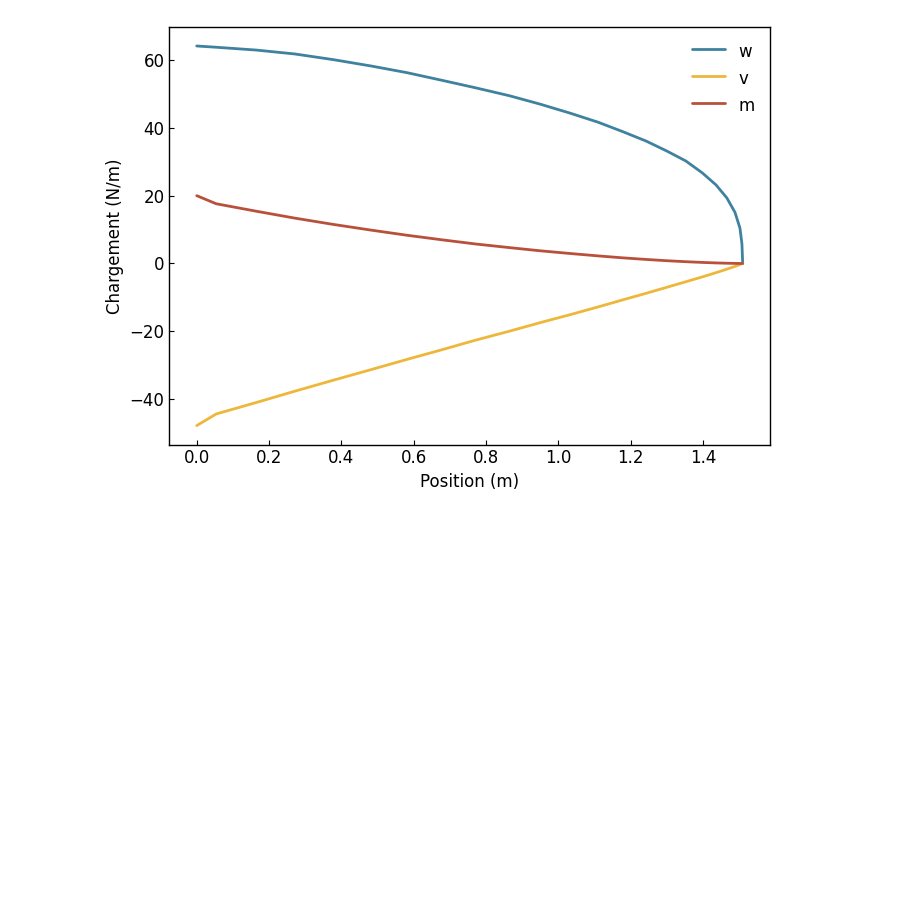
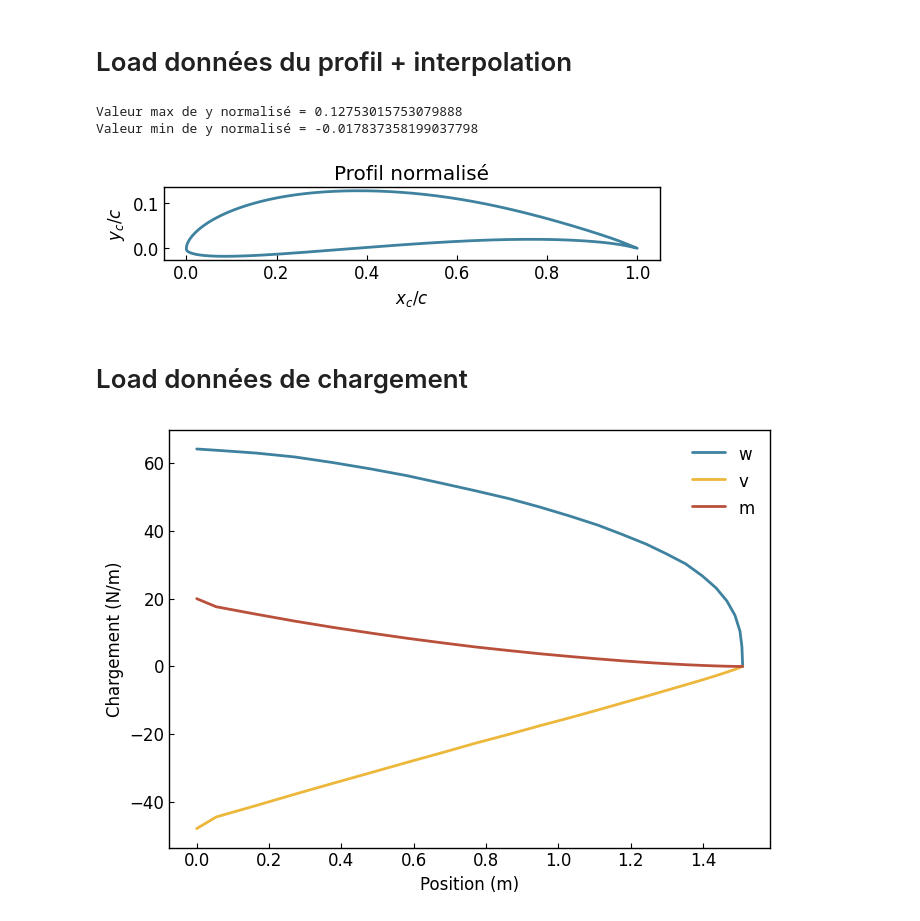
Before and after one commit to Oddball777/etude_cas_rdm, a Jupyter notebook: etude_cas_rdm/main.ipynb, the cells around one changed output. Drawn from its saved outputs; the diff is of its cells as text; code cells hidden in the pictures; blank space fills up the shorter version.

```diff
--- a/etude_cas_rdm/main.ipynb
+++ b/etude_cas_rdm/main.ipynb
@@ -51 +10,51 @@ fig._figure
+# %% [markdown]
+# Load données du profil + interpolation
+# %%
+# Faire interpolation ou pas?
+interpoler = True
+
+# Load les données du profil
+profile_full_data = sg.read_csv("profile.csv")
+x_original = profile_full_data['x'].values
+y_original = profile_full_data['y'].values
+x_original = np.array(x_original)
+y_original = np.array(y_original)
+
+
+if interpoler:
+    num_points = 1000
+
+    t = np.zeros(x_original.shape) # paramétrisation
+    t[1:] = np.sqrt((x_original[1:] - x_original[:-1])**2 + (y_original[1:] - y_original[:-1])**2).cumsum()
+    t_total = t[-1]
+    spline_t = np.linspace(0, t_total, num_points)
+
+    spline_x = CubicSpline(t, x_original)
+    spline_y = CubicSpline(t, y_original)
+
+    x_profile = spline_x(spline_t) # type: np.ndarray
+    y_profile = spline_y(spline_t) # type: np.ndarray
+else:
+    x_profile = x_original # type: np.ndarray
+    y_profile = y_original # type: np.ndarray
+
+# Trouver les valeurs max et min de y
+y_max_norm = max(y_profile)
+y_min_norm = min(y_profile)
+print(f"Valeur max de y normalisé = {y_max_norm}")
+print(f"Valeur min de y normalisé = {y_min_norm}")
+
+# Graphique du profil
+curve_v = gl.Curve(x_profile, y_profile)
+fig = gl.Figure(x_label=r'$x_c/c$', y_label=r'$y_c/c$', title='Profil normalisé')
+fig.add_elements(curve_v)
+fig._prepare_figure()
+fig._axes.set_aspect('equal')
+fig._figure
+# %% [output]
+Valeur max de y normalisé = 0.12753015753079888
+Valeur min de y normalisé = -0.017837358199037798
+[figure, added]
+# %% [markdown]
+# Load données de chargement
 # %%
```
Also changed, not shown: parts of 25 cells of this notebook.
